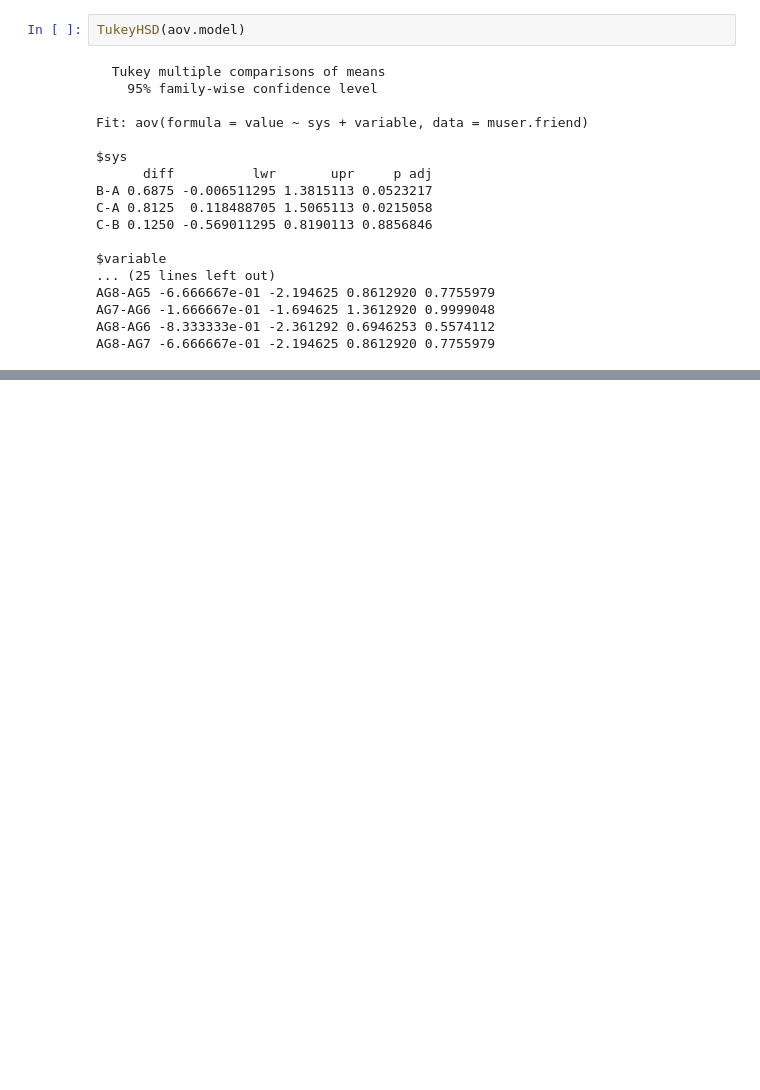
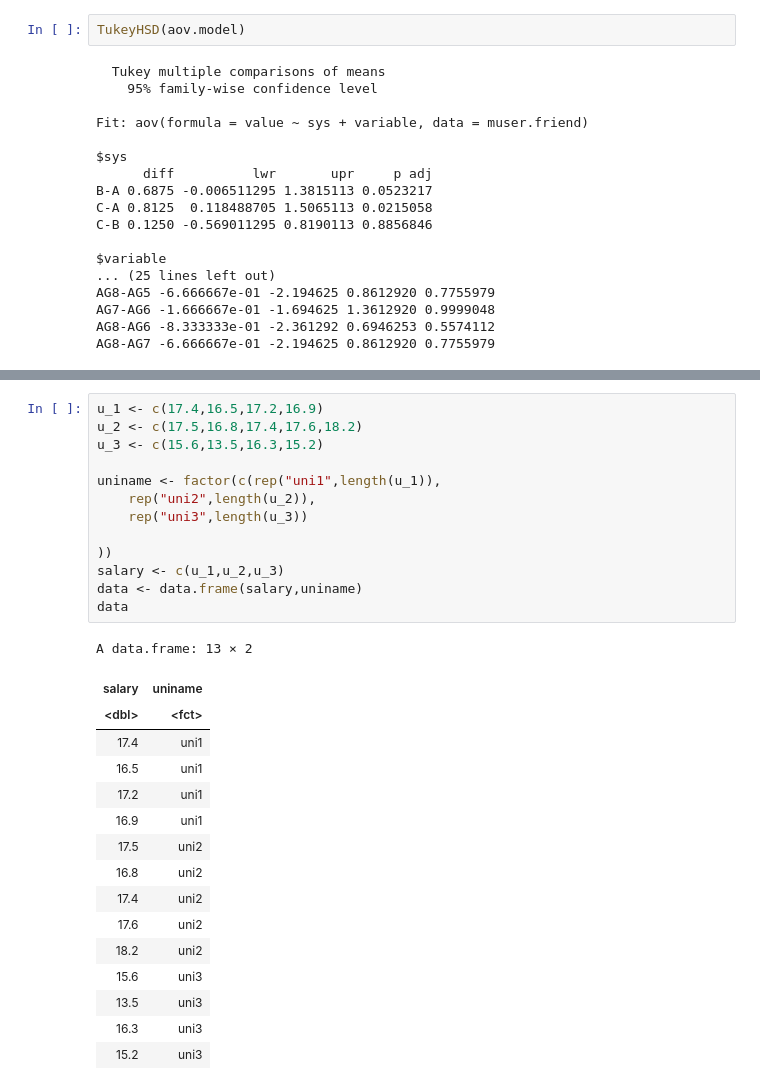
Before and after one commit to tontantip/DADS6001-Project-Applied-statistics, a Jupyter notebook: in class/anova.ipynb, the cells around one changed output, grey strips where cells are left out. Cells and saved outputs as stored; diff of their text form; blank space fills up the shorter version.

```diff
--- a/in class/anova.ipynb
+++ b/in class/anova.ipynb
@@ -417,0 +499,30 @@ AG8-AG7 -6.666667e-01 -2.194625 0.8612920 0.7755979
+# %%
+u_1 <- c(17.4,16.5,17.2,16.9)
+u_2 <- c(17.5,16.8,17.4,17.6,18.2)
+u_3 <- c(15.6,13.5,16.3,15.2)
+
+uniname <- factor(c(rep("uni1",length(u_1)),
+    rep("uni2",length(u_2)),
+    rep("uni3",length(u_3))
+
+))
+salary <- c(u_1,u_2,u_3)
+data <- data.frame(salary,uniname)
+data
+# %% [output]
+A data.frame: 13 × 2
+| salary | uniname |
+| <dbl> | <fct> |
+| 17.4 | uni1 |
+| 16.5 | uni1 |
+| 17.2 | uni1 |
+| 16.9 | uni1 |
+| 17.5 | uni2 |
+| 16.8 | uni2 |
+| 17.4 | uni2 |
+| 17.6 | uni2 |
+| 18.2 | uni2 |
+| 15.6 | uni3 |
+| 13.5 | uni3 |
+| 16.3 | uni3 |
+| 15.2 | uni3 |
```
Also changed, not shown: parts of 3 cells of this notebook.
